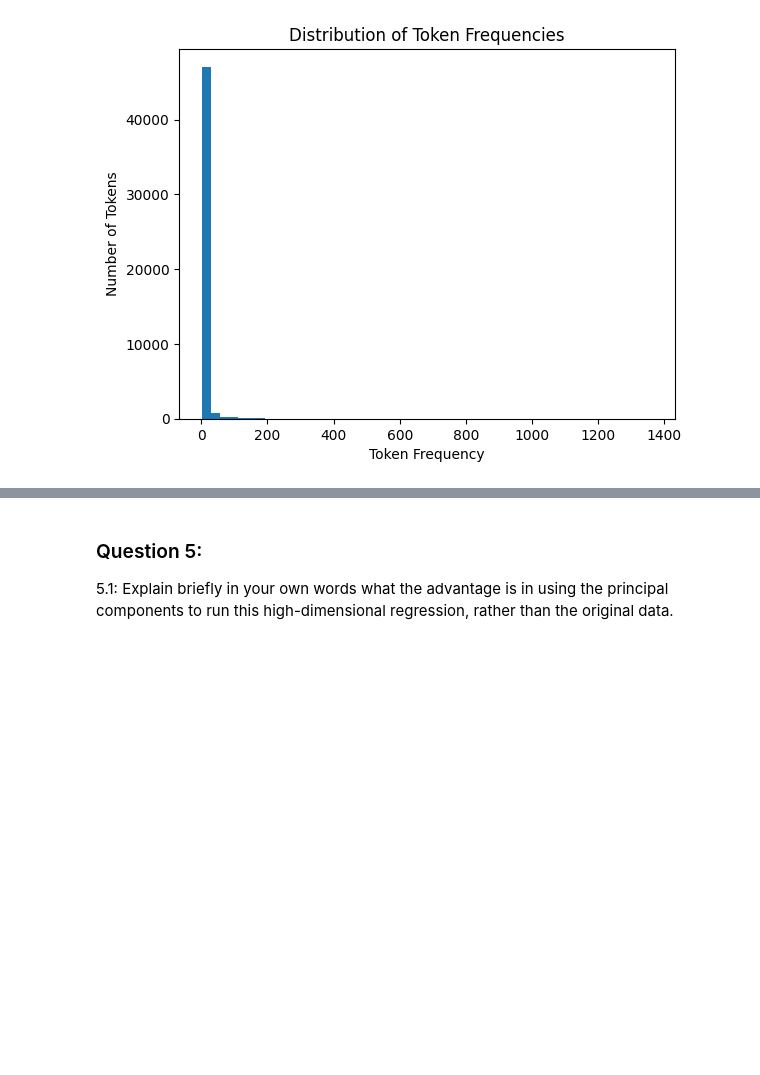
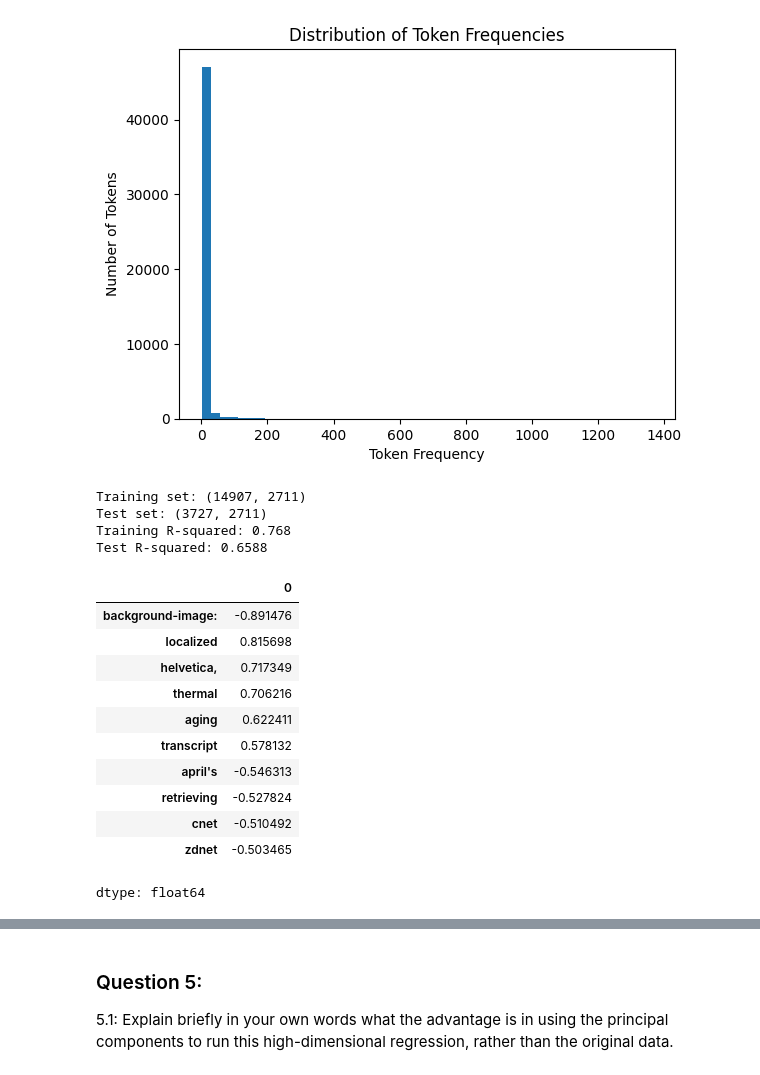
Before and after one commit to voleann/A05-pca, a Jupyter notebook: notebook.ipynb, the cells around one changed output, grey strips where cells are left out. Drawn from its saved outputs; the diff is of its cells as text; code cells hidden in the pictures; blank space fills up the shorter version.

```diff
--- a/notebook.ipynb
+++ b/notebook.ipynb
@@ -86,37 +86,68 @@ plt.show()
 # %%
 ### Question 2:
 
 ## Load Phishing_clean.parquet. This is the text from the e-mails broken into the most common 2,711 tokens and
 ## one-hot-encoded as features/covariates. So each row is an e-mail, the Email Type takes the value 1 if it's
 ## a scam and 0 otherwise, and every other column is a word or symbol that occurs in at least 15 e-mails.
 import pandas as pd
 
 df = pd.read_parquet('./Phishing_clean.parquet')
 df.head()
 
 ## 2.1: Perform an 80/20 train-test split of the data.
 from sklearn.model_selection import train_test_split
 
 X = df.drop(columns=['Email Type'])
 y = df['Email Type']
 
 X_train, X_test, y_train, y_test = train_test_split(
     X, y, test_size=0.2, random_state=100
 )
 
-print('Training set:', X_train.shape)
-print('Test set:', X_test.shape)
+print('Training set:', X_train.shape) # 14,907 emails, 2,711 token features
+print('Test set:', X_test.shape) # 3,727 emails, 2,711 token features
+
 
 ## 2.2 and 2.3: Run a regression of  𝑦  on the one-hot-encoded emails.
+from sklearn.linear_model import LinearRegression
 
+sk_fit = LinearRegression().fit(X_train, y_train)
 
 ## 2.4: What is the  𝑅2  on the training set?
-
+print('Training R-squared:', round(sk_fit.score(X_train, y_train), 4))
+# R^2 = 0.768 : The model explains about 76.8% of the variation in Email Type within the training set.
 
 ## 2.5: 𝑅2 on the test set?
-
+print('Test R-squared:', round(sk_fit.score(X_test, y_test), 4))
+# R^2 = 0.6588 : The model explains about 65.88% of the variation in Email Type on unseen data. The lower test R^2 means
+# there could be some overfitting.
 
 ## 2.6: What words have the largest coefficients in absolute value and most strongly influence predictions?
+coeff = pd.Series(sk_fit.coef_, index=X.columns) # pairs coefficient with its token
+coeff.reindex(coeff.abs().sort_values(ascending=False).index).head(10) # calc abs value, sort largest to smallest, reindexs
+# abs value since 1=spam, 0=not spam
+
+# "background-image" (-0.8915), "localized" (0.8157), "helvetica" (0.7173), and "thermal" (0.7062) had the largest absolute
+# coefficients. Positive coefficients like with "localized," "helvetica," and "thermal" increase the predicted phishing
+# score, while negative coefficients decrease it. It is interesting that some of the strongest predictors aren't words that
+# are typically associated with scams. I'm guessing its because the model found patterns specific to this dataset.
+# %% [output]
+Training set: (14907, 2711)
+Test set: (3727, 2711)
+Training R-squared: 0.768
+Test R-squared: 0.6588
+|  | 0 |
+| background-image: | -0.891476 |
+| localized | 0.815698 |
+| helvetica, | 0.717349 |
+| thermal | 0.706216 |
+| aging | 0.622411 |
+| transcript | 0.578132 |
+| april's | -0.546313 |
+| retrieving | -0.527824 |
+| cnet | -0.510492 |
+| zdnet | -0.503465 |
+dtype: float64
 # %%
 ### Question 3:
 
```
Also changed, not shown: parts of 2 cells of this notebook.
